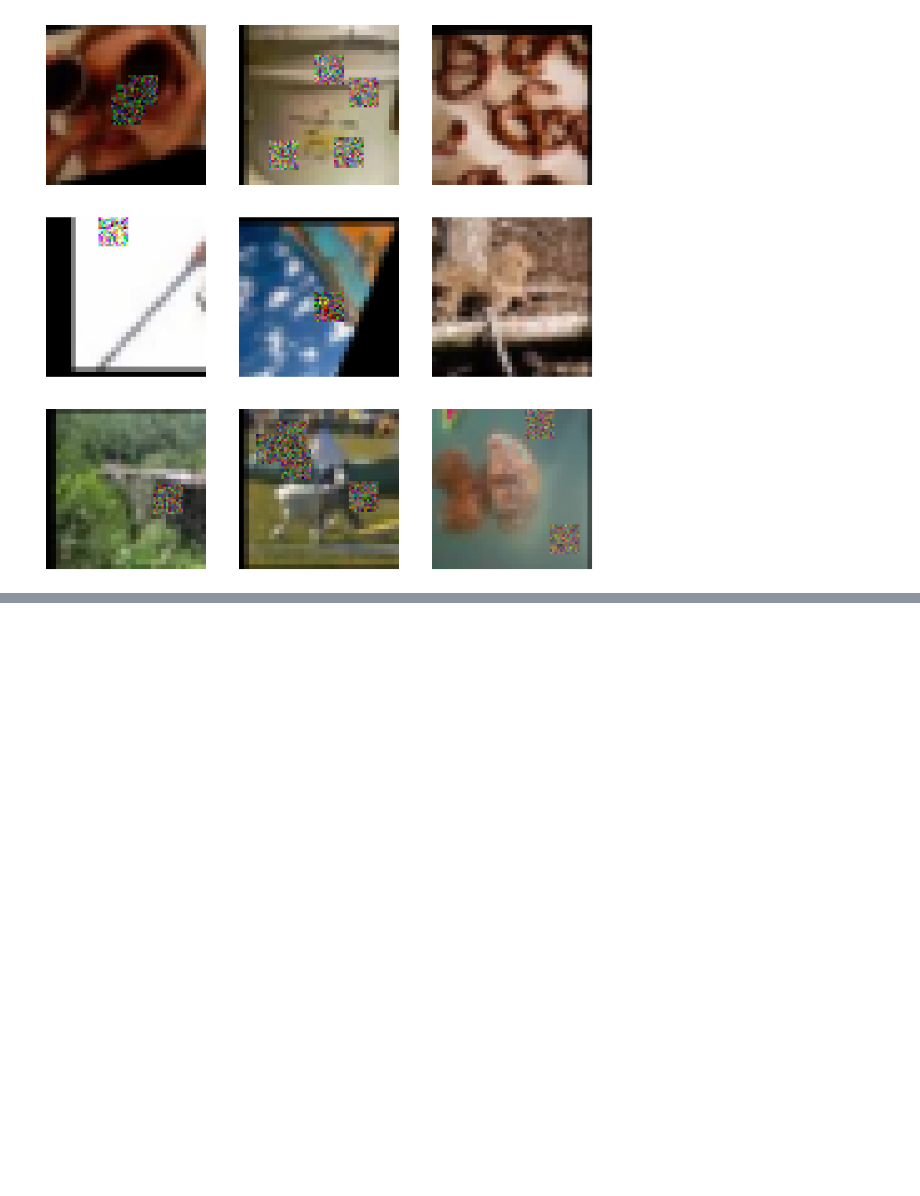
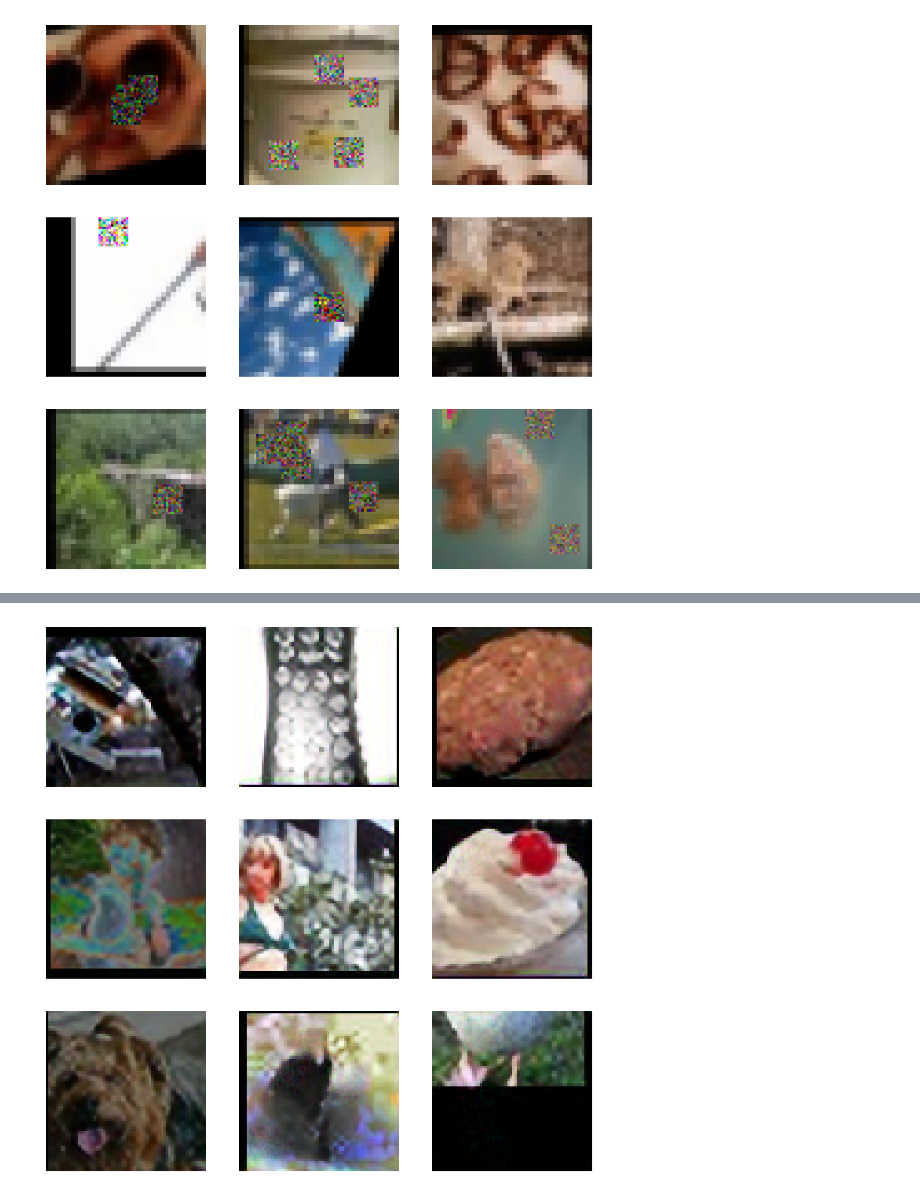
Before and after one commit to pranay8297/fastaip2, a Jupyter notebook: unet_experiments.ipynb, the cells around one changed output, grey strips where cells are left out. Saved outputs shown, nothing was run; the diff lists cells and outputs as text; code cells hidden in the pictures; blank space fills up the shorter version.

```diff
--- a/unet_experiments.ipynb
+++ b/unet_experiments.ipynb
@@ -619,0 +669,6 @@ SyntaxError: invalid syntax (<ipython-input-18-9de0010dbffd>, line 1)
+# %%
+x, y = next(iter(dls.valid))
+x = x[:9]
+out = learner.model(x.to(torch.device('cuda')))
+show_images(de_norm(out.cpu())[:9])
+# %% [output]
@@ -619,0 +684 @@ SyntaxError: invalid syntax (<ipython-input-18-9de0010dbffd>, line 1)
+[figure, added]
```
Also changed, not shown: parts of 63 cells of this notebook.
